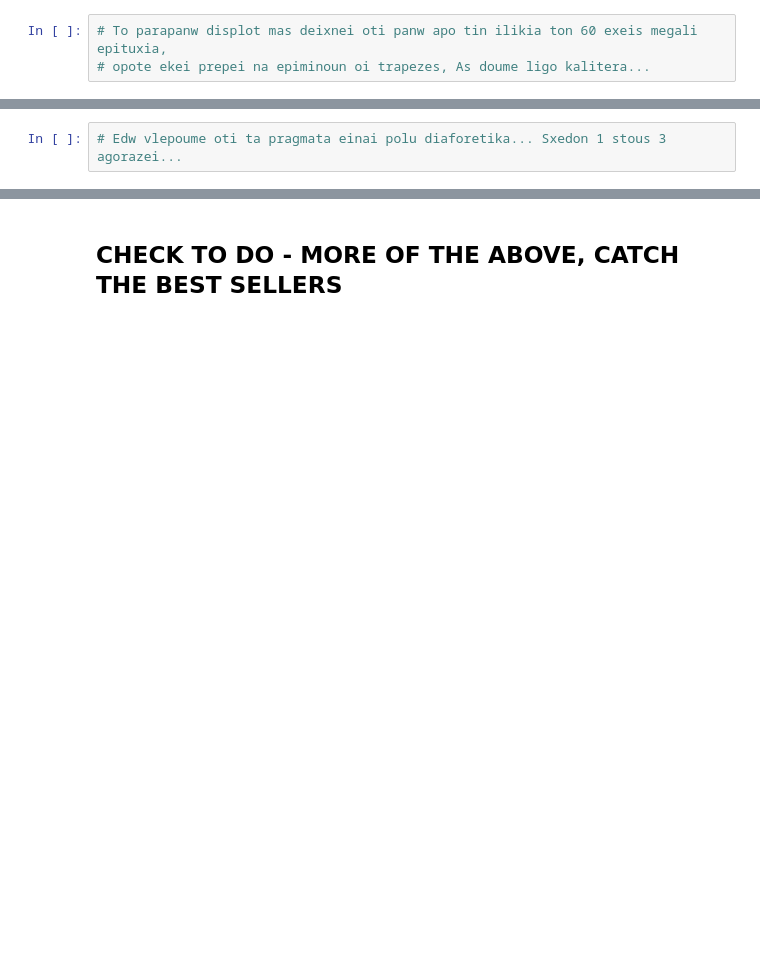
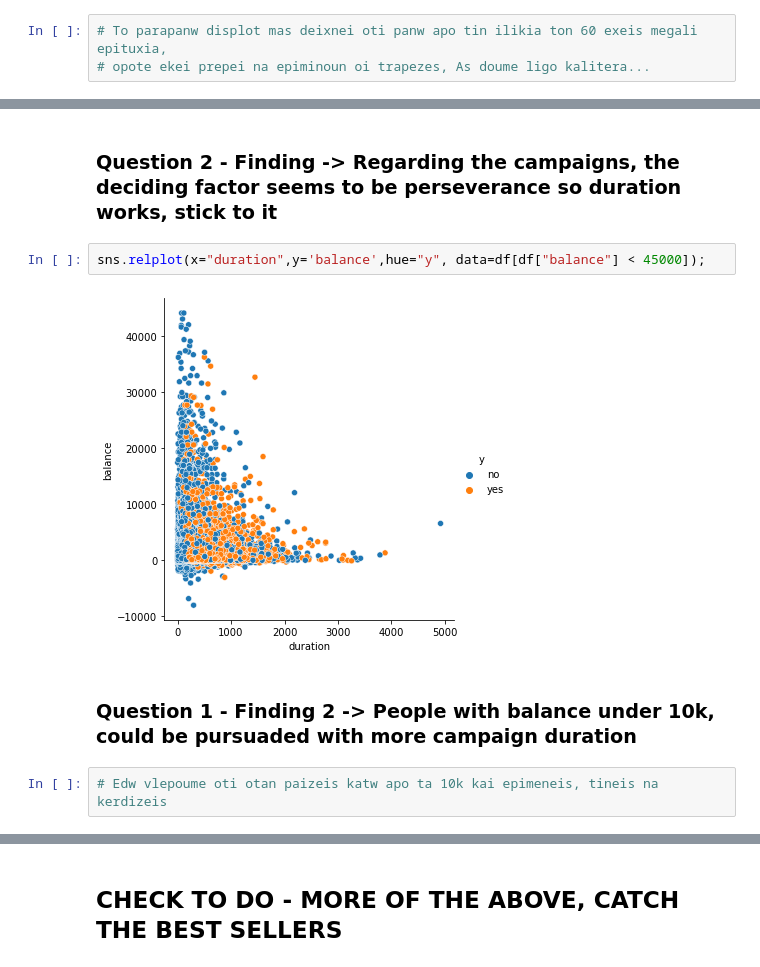
Before and after one commit to andreastgram/ds_banking, a Jupyter notebook: ds_banking.ipynb, the cells around one changed output, grey strips where cells are left out. Cells and saved outputs as stored; diff of their text form; blank space fills up the shorter version.

```diff
--- a/ds_banking.ipynb
+++ b/ds_banking.ipynb
@@ -156,2 +164,10 @@ sns.displot(df[df['age'] > 60], x="age", hue="y", multiple="stack")
+# %% [markdown]
+### Question 2 - Finding -> Regarding the campaigns, the deciding factor seems to be perseverance so duration works, stick to it
+# %%
+sns.relplot(x="duration",y='balance',hue="y", data=df[df["balance"] < 45000]);
+# %% [output]
+[figure, added]
+# %% [markdown]
+### Question 1 - Finding 2 -> People with balance under 10k, could be pursuaded with more campaign duration
 # %%
-# Edw vlepoume oti ta pragmata einai polu diaforetika... Sxedon 1 stous 3 agorazei...
+# Edw vlepoume oti otan paizeis katw apo ta 10k kai epimeneis, tineis na kerdizeis
```
Also changed, not shown: parts of 15 cells of this notebook.
